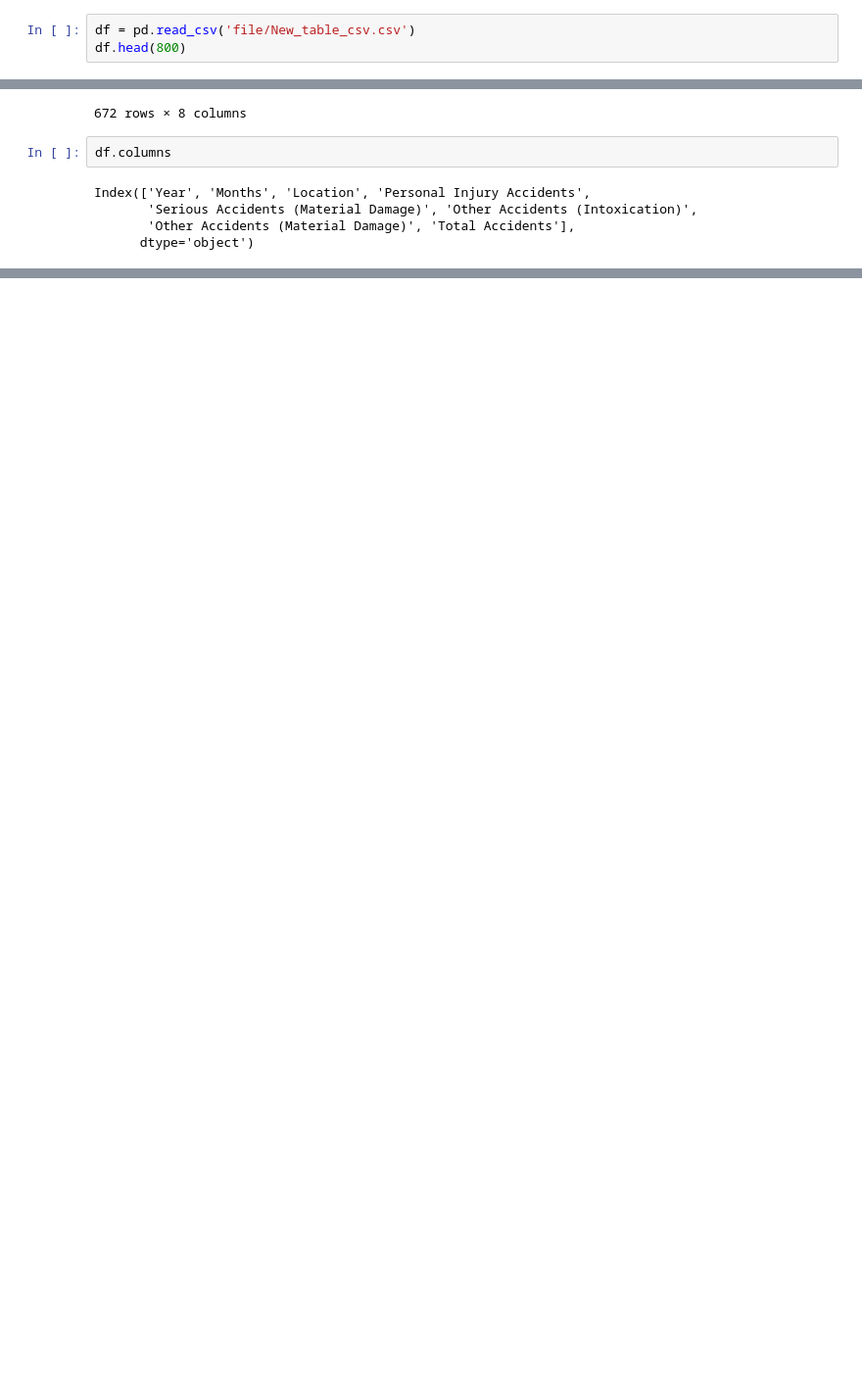
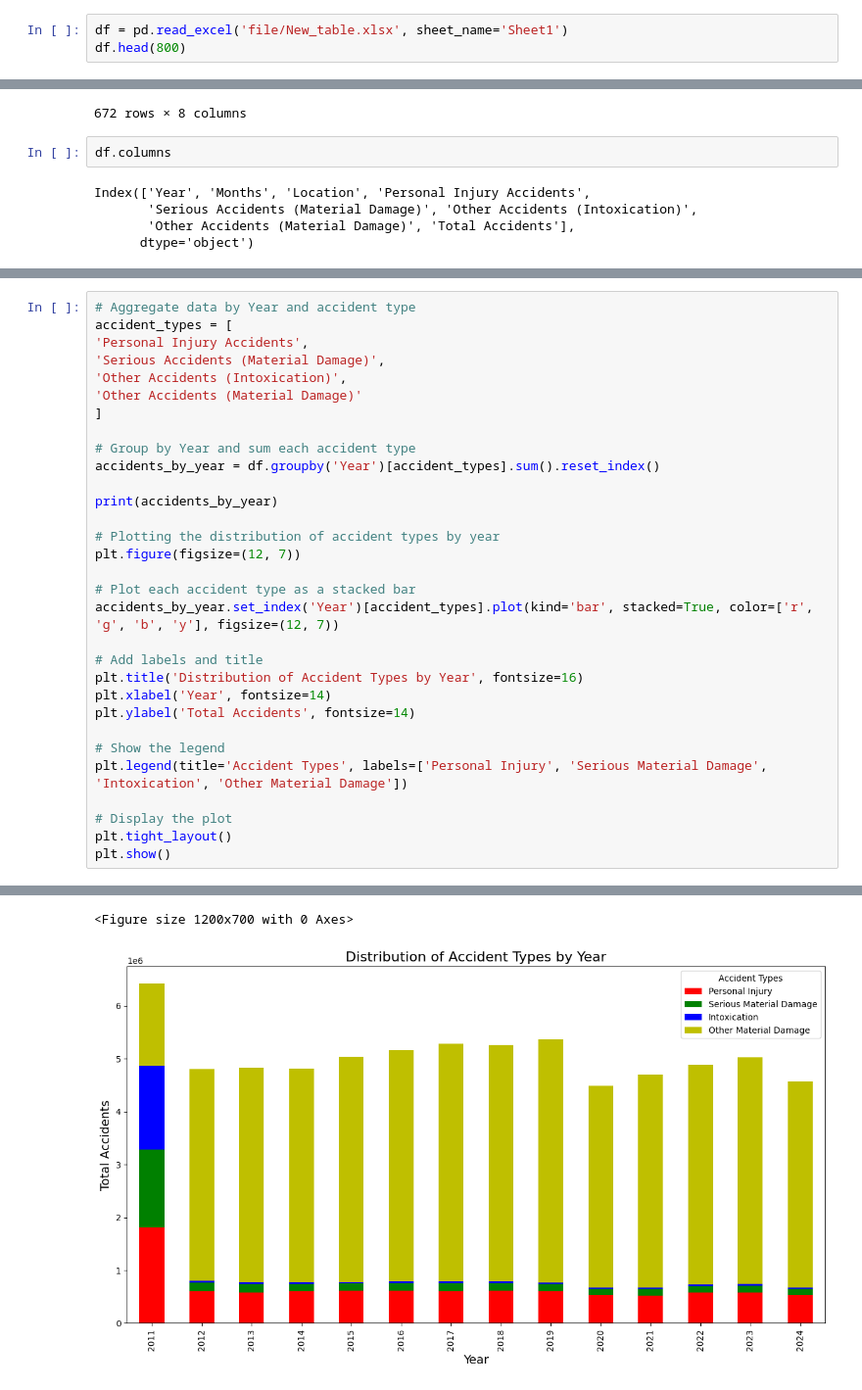
Before and after one commit to TheHessianBo/Traffic-Accidents-Germany, a Jupyter notebook: Traffic Accidents EDA.ipynb, the cells around one changed output, grey strips where cells are left out. Shown at 98% size. Cells and saved outputs as stored; diff of their text form; blank space fills up the shorter version.

```diff
--- a/Traffic Accidents EDA.ipynb
+++ b/Traffic Accidents EDA.ipynb
@@ -7,7 +7,7 @@ import matplotlib.pyplot as plt
 import seaborn as sns
 %matplotlib inline
 # %%
-df = pd.read_csv('file/New_table_csv.csv')
+df = pd.read_excel('file/New_table.xlsx', sheet_name='Sheet1')
 df.head(800)
 # %% [output]
 |  | Year | Months | Location | Personal Injury Accidents | Serious Accidents (Material Damage) | Other Accidents (Intoxication) | ... |
@@ -32,0 +120,32 @@ Index(['Year', 'Months', 'Location', 'Personal Injury Accidents',
+# %%
+# Aggregate data by Year and accident type
+accident_types = [
+'Personal Injury Accidents',
+'Serious Accidents (Material Damage)',
+'Other Accidents (Intoxication)',
+'Other Accidents (Material Damage)'
+]
+
+# Group by Year and sum each accident type
+accidents_by_year = df.groupby('Year')[accident_types].sum().reset_index()
+
+print(accidents_by_year)
+
+# Plotting the distribution of accident types by year
+plt.figure(figsize=(12, 7))
+
+# Plot each accident type as a stacked bar
+accidents_by_year.set_index('Year')[accident_types].plot(kind='bar', stacked=True, color=['r', 'g', 'b', 'y'], figsize=(12, 7))
+
+# Add labels and title
+plt.title('Distribution of Accident Types by Year', fontsize=16)
+plt.xlabel('Year', fontsize=14)
+plt.ylabel('Total Accidents', fontsize=14)
+
+# Show the legend
+plt.legend(title='Accident Types', labels=['Personal Injury', 'Serious Material Damage', 'Intoxication', 'Other Material Damage'])
+
+# Display the plot
+plt.tight_layout()
+plt.show()
+# %% [output]
@@ -32,0 +169,2 @@ Index(['Year', 'Months', 'Location', 'Personal Injury Accidents',
+<Figure size 1200x700 with 0 Axes>
+[figure, added]
```
Also changed, not shown: parts of 8 cells of this notebook, 6 other files.
